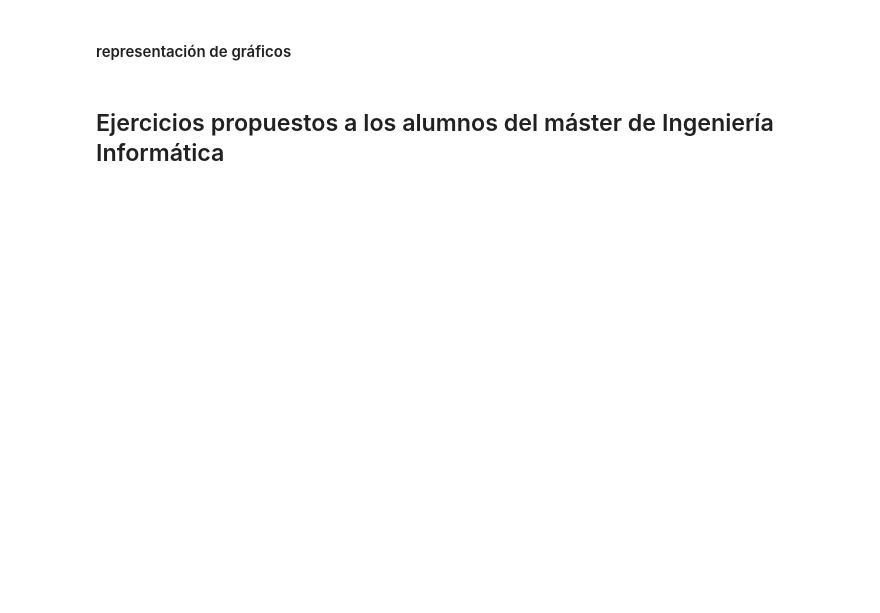
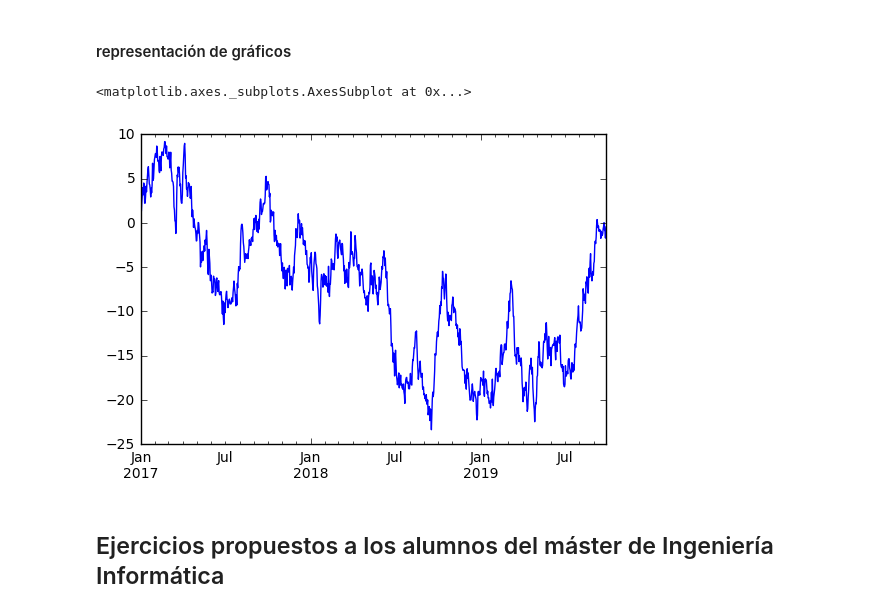
Before and after one commit to momah/extrainfo2017, a Jupyter notebook: Presentacion/Presenta.ipynb, the cells around one changed output. Cells and saved outputs as stored; diff of their text form; code cells hidden in the pictures; blank space fills up the shorter version.

```diff
--- a/Presentacion/Presenta.ipynb
+++ b/Presentacion/Presenta.ipynb
@@ -125,3 +125,14 @@ plt.xticks(range(len(x)), x, size='small')
+# %%
+import pandas as pd
+import numpy as np
+import matplotlib.pyplot as plt
+
+ts = pd.Series(np.random.randn(1000), index=pd.date_range('01/01/2017', periods=1000))
+ts = ts.cumsum()
+ts.plot()
+# %% [output]
+<matplotlib.axes._subplots.AxesSubplot at 0x...>
+[figure, added]
 # %% [markdown]
 ## Ejercicios propuestos a los alumnos del máster de Ingeniería Informática
 # %% [markdown]
```
Also changed, not shown: parts of 7 cells of this notebook, 2 other files.
